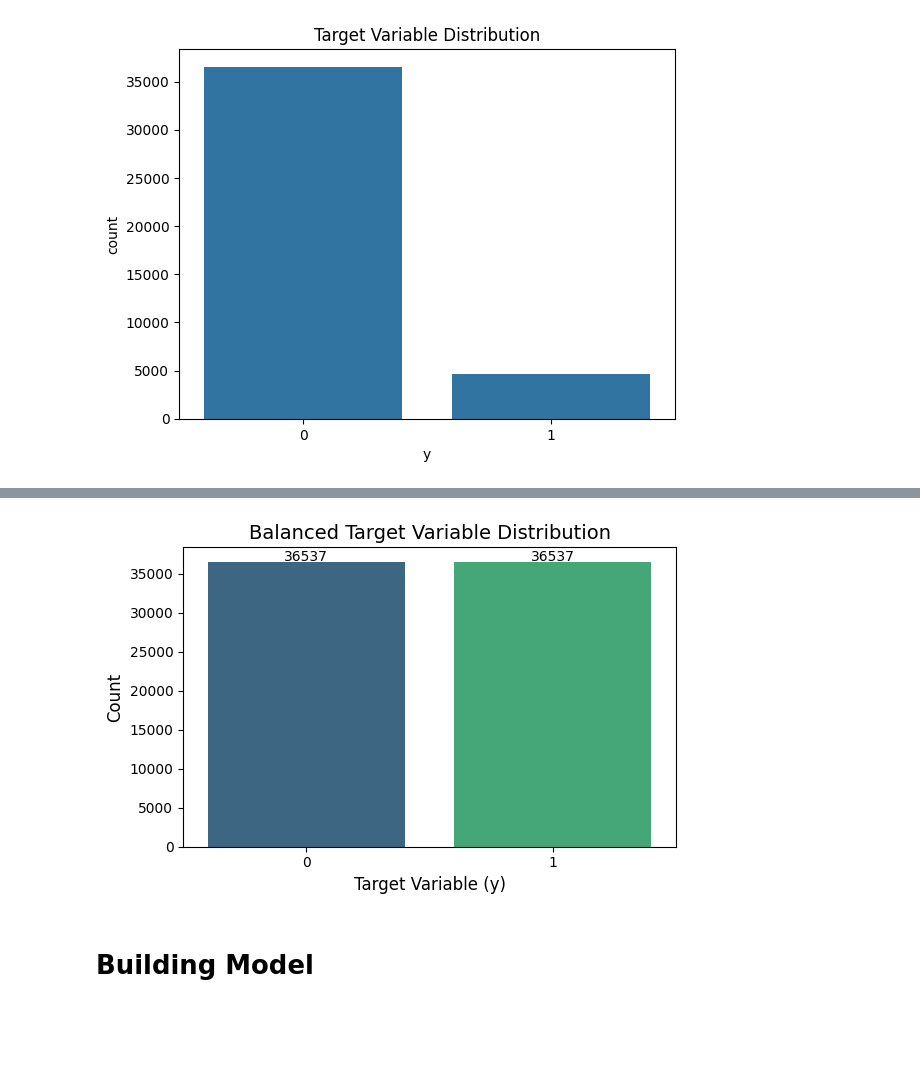
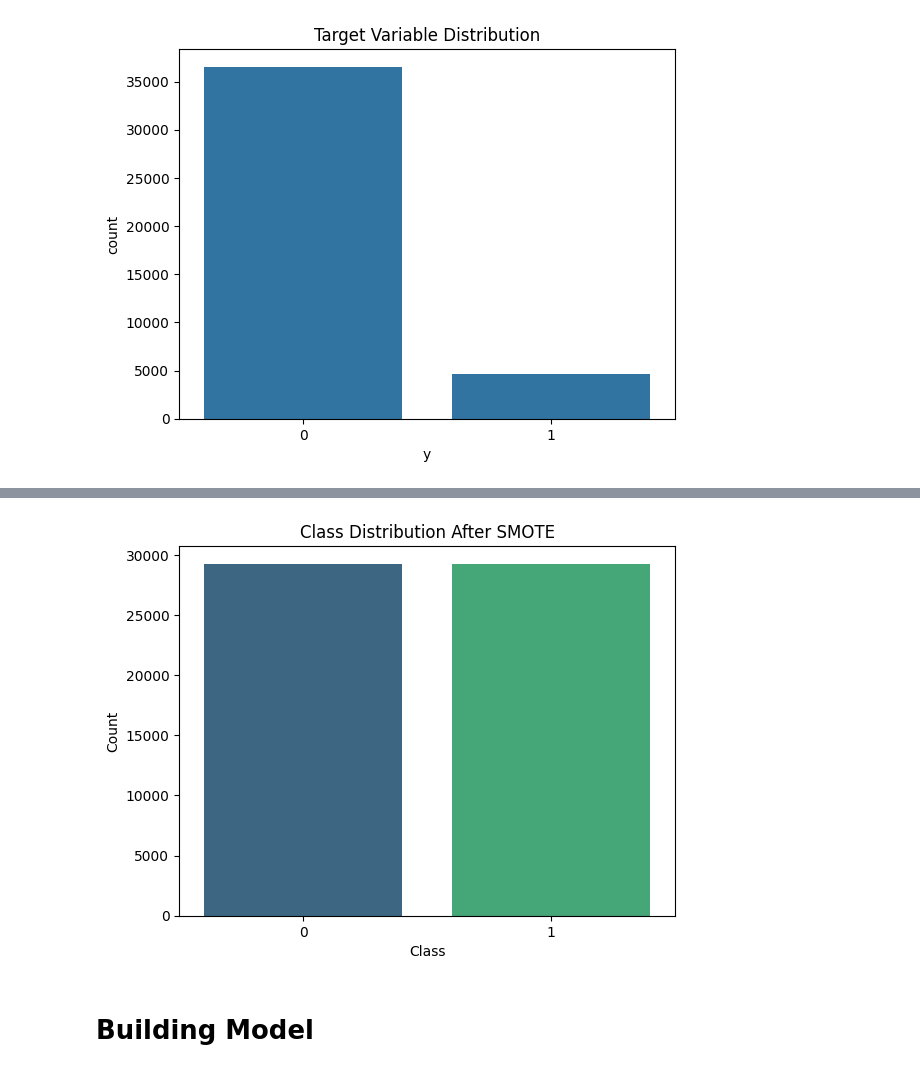
Before and after one commit to ShabnaIlmi/Bank-Marketing-Random-Forest-and-Neural-Networks, a Jupyter notebook: Coursework.ipynb, the cells around one changed output, grey strips where cells are left out. Drawn from its saved outputs; the diff is of its cells as text; code cells hidden in the pictures; blank space fills up the shorter version.

```diff
--- a/Coursework.ipynb
+++ b/Coursework.ipynb
@@ -342,4 +422,3 @@ Name: proportion, dtype: float64
 # %%
-# Testing the correlation between the pdays column and the target variable (y)
-correlation = data_full_additional['pdays'].corr(data_full_additional['y'].map({'yes': 1, 'no': 0}))
-print(f"Correlation between 'pdays' and 'y': {correlation}")
+# 8. Encoding the target variable (y)
+data['y'] = data['y'].map({'yes': 1, 'no': 0})
@@ -366,12 +425,10 @@ data_full_additional['interaction_nr_employed_conf'] = data_full_additional['nr.
 # %%
-# Split features and target variable
-X_full_additional = data_full_additional.drop(columns=['y'])
-y_full_additional = data_full_additional['y']
+# Splitting data into features (X) and target (y)
+X = data.drop(columns=['y'])
+y = data['y']
 # %%
-# Train-test split
-X_train, X_test, y_train, y_test = train_test_split(
-    X_full_additional, y_full_additional, test_size=0.2, random_state=42
-)
+# 9. Train-test split
+X_train, X_test, y_train, y_test = train_test_split(X, y, test_size=0.2, random_state=42)
 # %% [markdown]
 # **Balancing the Target Variable Column**
 # %%
@@ -423,21 +450,23 @@ Name: count, dtype: int64
-# %%
-# Plot the balanced target variable distribution
-plt.figure(figsize=(6, 4))
-sns.countplot(data=data_balanced, x='y', hue='y', dodge=False, palette='viridis', legend=False)
-
-# Adding title and labels
-plt.title('Balanced Target Variable Distribution', fontsize=14)
-plt.xlabel('Target Variable (y)', fontsize=12)
-plt.ylabel('Count', fontsize=12)
-
-# Show the exact count on top of the bars
-for p in plt.gca().patches:
-    plt.text(p.get_x() + p.get_width() / 2., p.get_height() + 50,
-             f'{int(p.get_height())}', ha='center', fontsize=10)
-
-plt.tight_layout()
-plt.show()
-# %% [output]
-[figure, removed]
+# %%
+# Import necessary modules
+from sklearn.utils.validation import validate_data
+from imblearn.over_sampling import SMOTE
+import warnings
+
+# Suppress FutureWarnings
+warnings.filterwarnings("ignore", category=FutureWarning)
+
+# Handling imbalanced dataset
+smote = SMOTE(sampling_strategy='auto', random_state=42)
+X_train_resampled, y_train_resampled = smote.fit_resample(X_train, y_train)
+# %%
+# Plot class distribution after SMOTE
+sns.countplot(x=y_train_resampled, palette="viridis")
+plt.title("Class Distribution After SMOTE")
+plt.xlabel("Class")
+plt.ylabel("Count")
+plt.show()
+# %% [output]
+[figure, added]
 # %% [markdown]
 # **Building Model**
```
Also changed, not shown: parts of 49 cells of this notebook.
